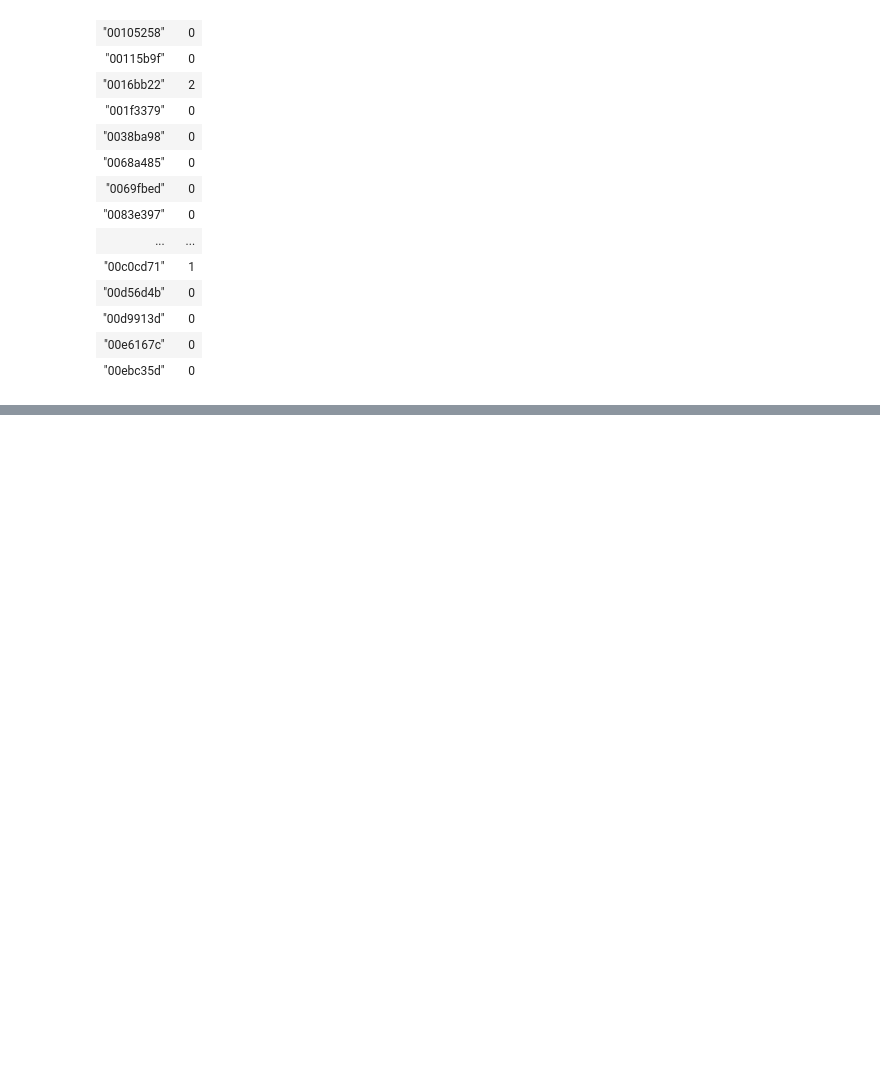
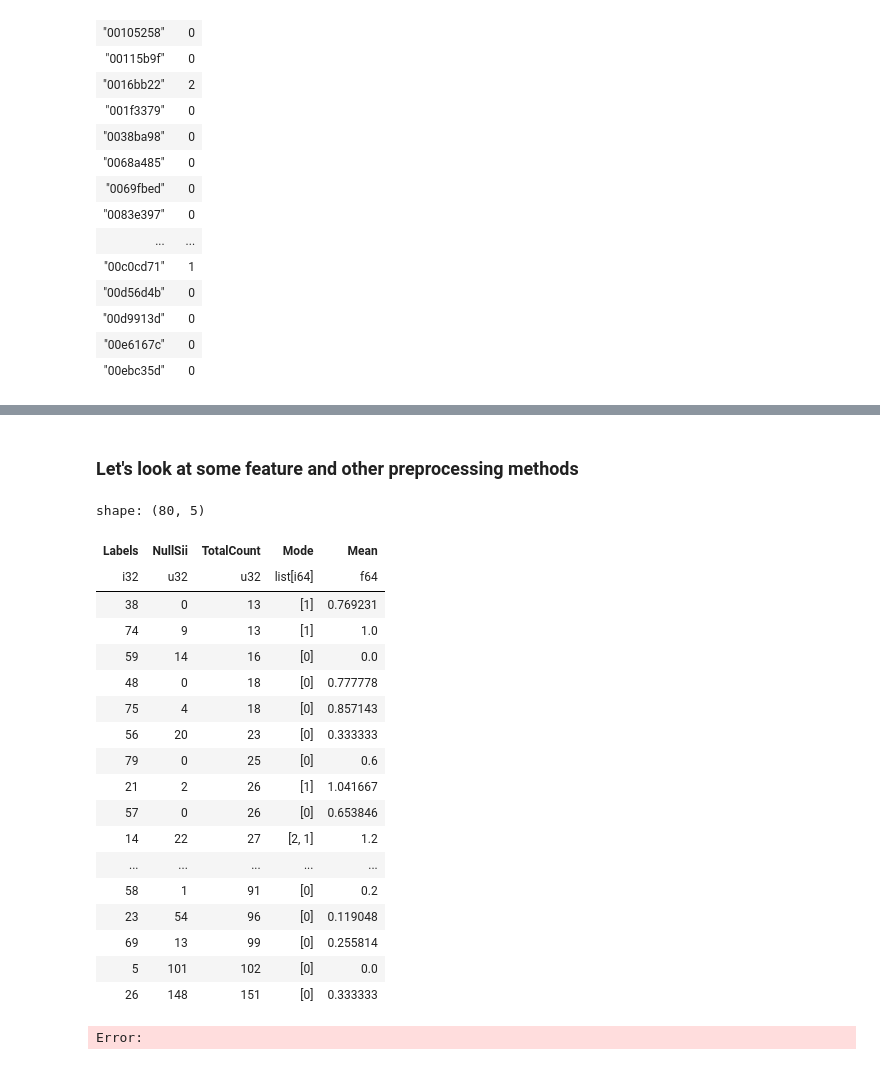
Before and after one commit to suttoe/childInternetAddiction, a Jupyter notebook: Training.ipynb, the cells around one changed output, grey strips where cells are left out. Drawn from its saved outputs; the diff is of its cells as text; code cells hidden in the pictures; blank space fills up the shorter version.

```diff
--- a/Training.ipynb
+++ b/Training.ipynb
@@ -176,0 +145,2 @@ shape: (43, 8)
+# %% [markdown]
+### Let's look at some feature and other preprocessing methods
@@ -176,0 +149,37 @@ shape: (43, 8)
+# %%
+trainData2 = data.drop('id', 'sii')
+# %%
+#Let's get all the season columns encoding
+clf = Pipeline(steps=[("encoder", OrdinalEncoder(encoded_missing_value=-1)), ("scaler", StandardScaler()), ("cluster", KMeans(n_clusters=80))])
+labels = clf.fit_predict(trainData2)
+# %%
+(data
+    .with_columns(pl.Series(labels).alias('Labels'))
+    .group_by('Labels')
+    .agg(pl.col('sii').filter(pl.col('sii').is_null()).len().alias('NullSii'),
+         pl.col('sii').len().alias('TotalCount'),
+         pl.col('sii').filter(pl.col('sii').is_not_null()).mode().alias('Mode'),
+         pl.col('sii').filter(pl.col('sii').is_not_null()).mean().alias('Mean'))
+    .sort('TotalCount')
+)
+# %% [output]
+shape: (80, 5)
+| Labels | NullSii | TotalCount | Mode | Mean |
+| i32 | u32 | u32 | list[i64] | f64 |
+| 38 | 0 | 13 | [1] | 0.769231 |
+| 74 | 9 | 13 | [1] | 1.0 |
+| 59 | 14 | 16 | [0] | 0.0 |
+| 48 | 0 | 18 | [0] | 0.777778 |
+| 75 | 4 | 18 | [0] | 0.857143 |
+| 56 | 20 | 23 | [0] | 0.333333 |
+| 79 | 0 | 25 | [0] | 0.6 |
+| 21 | 2 | 26 | [1] | 1.041667 |
+| 57 | 0 | 26 | [0] | 0.653846 |
+| 14 | 22 | 27 | [2, 1] | 1.2 |
+| ... | ... | ... | ... | ... |
+| 58 | 1 | 91 | [0] | 0.2 |
+| 23 | 54 | 96 | [0] | 0.119048 |
+| 69 | 13 | 99 | [0] | 0.255814 |
+| 5 | 101 | 102 | [0] | 0.0 |
+| 26 | 148 | 151 | [0] | 0.333333 |
+Error:
```
Also changed, not shown: parts of 11 cells of this notebook.
